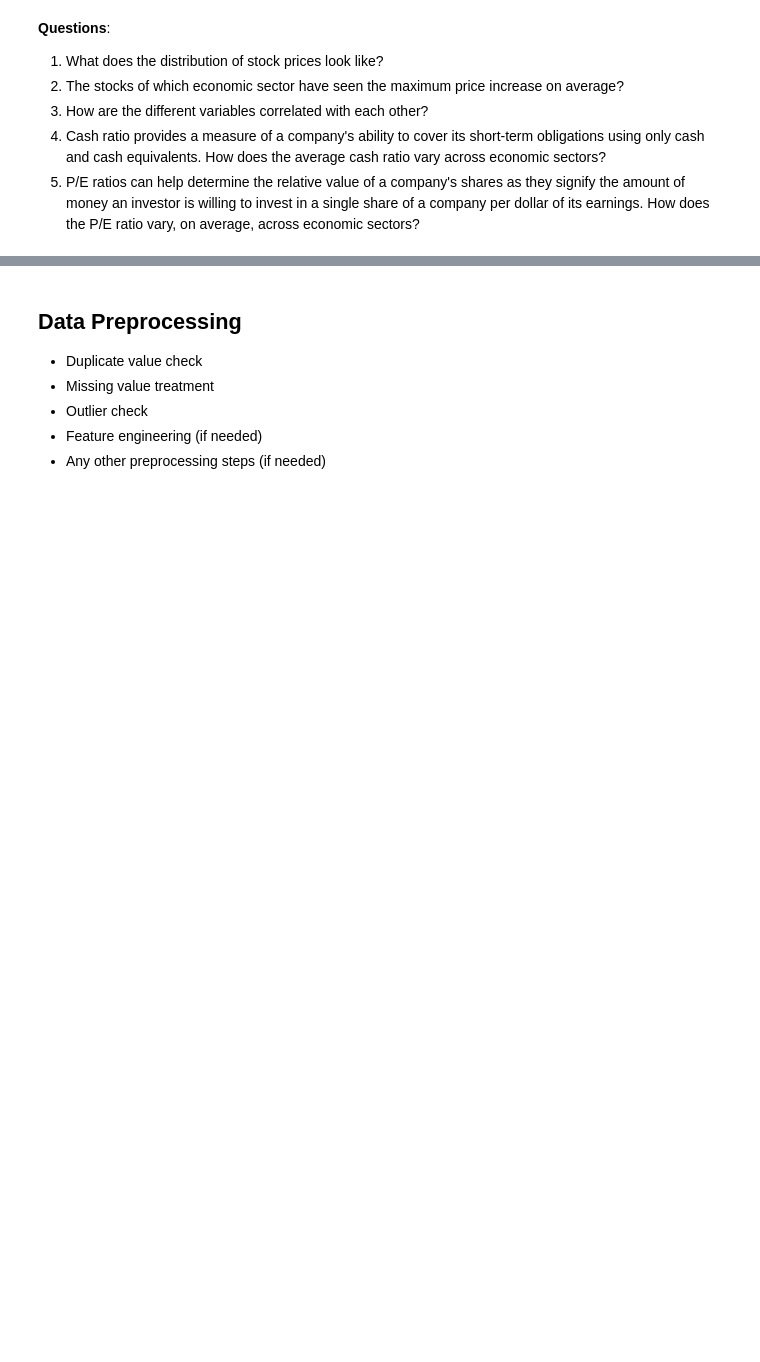
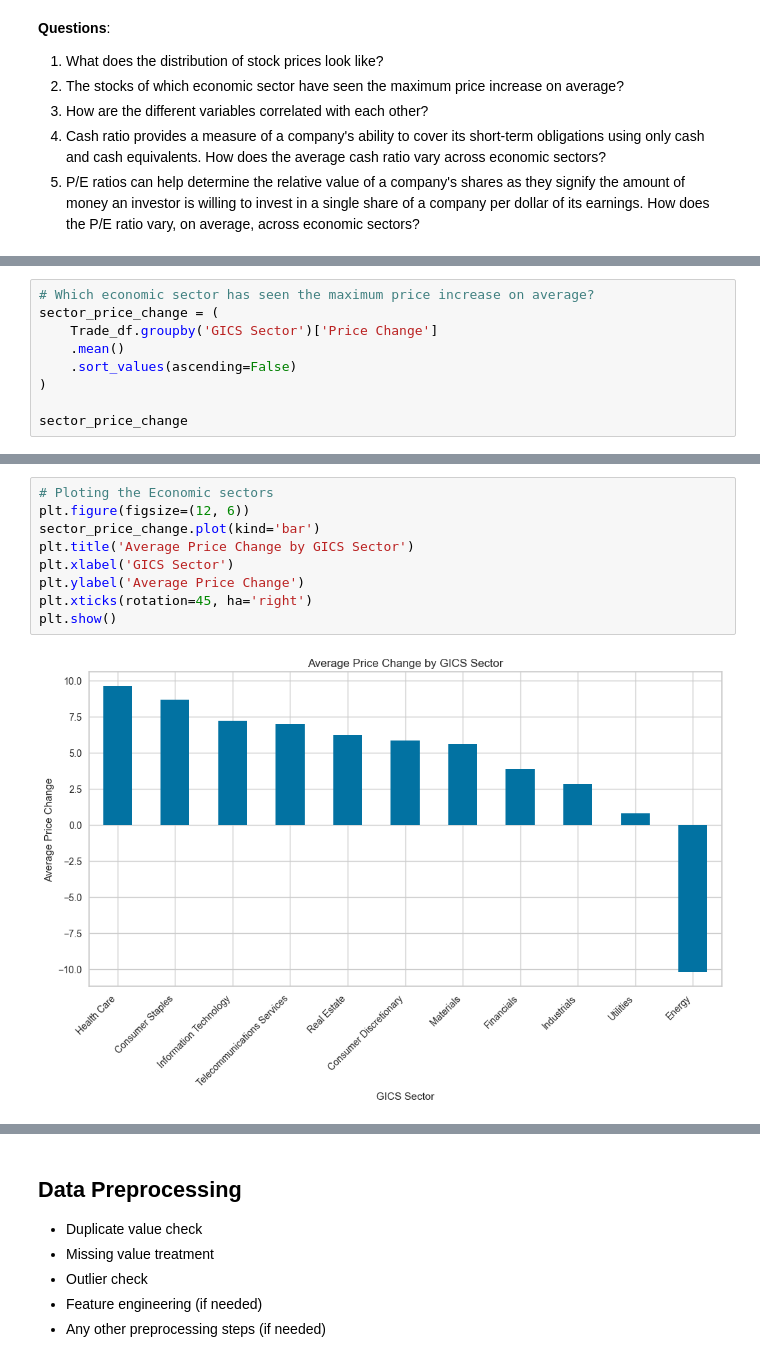
Before and after one commit to Irene-coder-dot/Trade-Ahead-Project, a Jupyter notebook: USL_Project_LearnerNotebook_FullCode.ipynb, the cells around one changed output, grey strips where cells are left out. Saved outputs shown, nothing was run; the diff lists cells and outputs as text; blank space fills up the shorter version.

```diff
--- a/USL_Project_LearnerNotebook_FullCode.ipynb
+++ b/USL_Project_LearnerNotebook_FullCode.ipynb
@@ -176,0 +248,9 @@ dtype: int64
+# %%
+# Which economic sector has seen the maximum price increase on average?
+sector_price_change = (
+    Trade_df.groupby('GICS Sector')['Price Change']
+    .mean()
+    .sort_values(ascending=False)
+)
+
+sector_price_change
@@ -176,0 +271,11 @@ dtype: int64
+# %%
+# Ploting the Economic sectors
+plt.figure(figsize=(12, 6))
+sector_price_change.plot(kind='bar')
+plt.title('Average Price Change by GICS Sector')
+plt.xlabel('GICS Sector')
+plt.ylabel('Average Price Change')
+plt.xticks(rotation=45, ha='right')
+plt.show()
+# %% [output]
+[figure, added]
```
Also changed, not shown: parts of 15 cells of this notebook.
